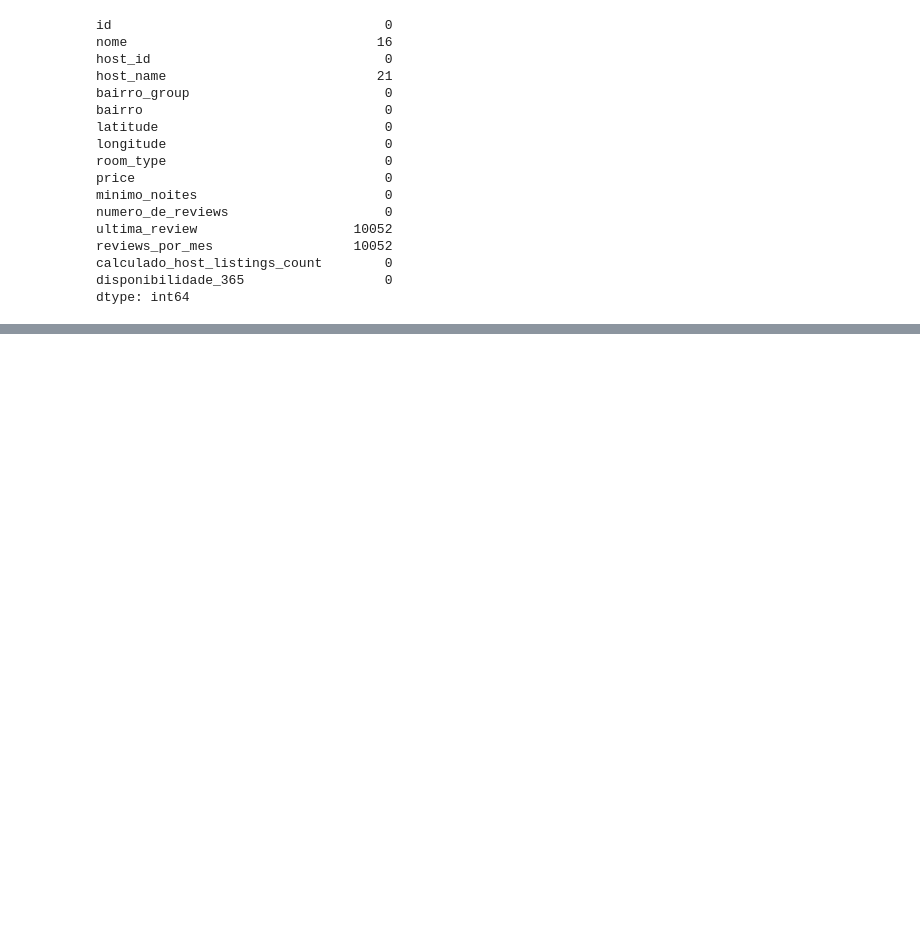
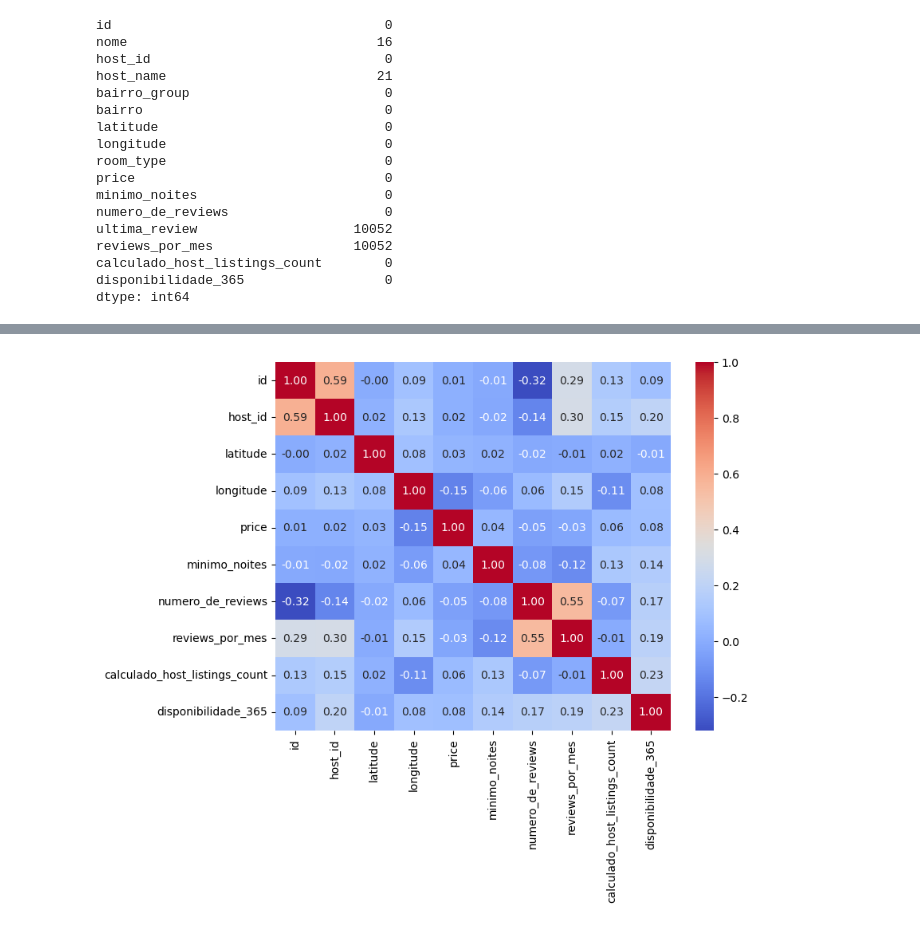
Before and after one commit to wellisonS/lighthouse-data-science, a Jupyter notebook: EDA.ipynb, the cells around one changed output, grey strips where cells are left out. Saved outputs shown, nothing was run; the diff lists cells and outputs as text; code cells hidden in the pictures; blank space fills up the shorter version.

```diff
--- a/EDA.ipynb
+++ b/EDA.ipynb
@@ -65,0 +69,5 @@ dtype: int64
+# %%
+
+correlacao_linear = data.corr()
+correlacao_price = correlacao_linear['price'].sort_values(ascending=False)
+print(correlacao_price)
@@ -65,0 +102,6 @@ dtype: int64
+# %%
+plt.figure(figsize=(8, 6))
+sns.heatmap(correlacao_linear, annot=True, cmap='coolwarm', fmt='.2f')  # 2 casas decimais
+plt.show()
+# %% [output]
+[figure, added]
```
Also changed, not shown: parts of 5 cells of this notebook.
